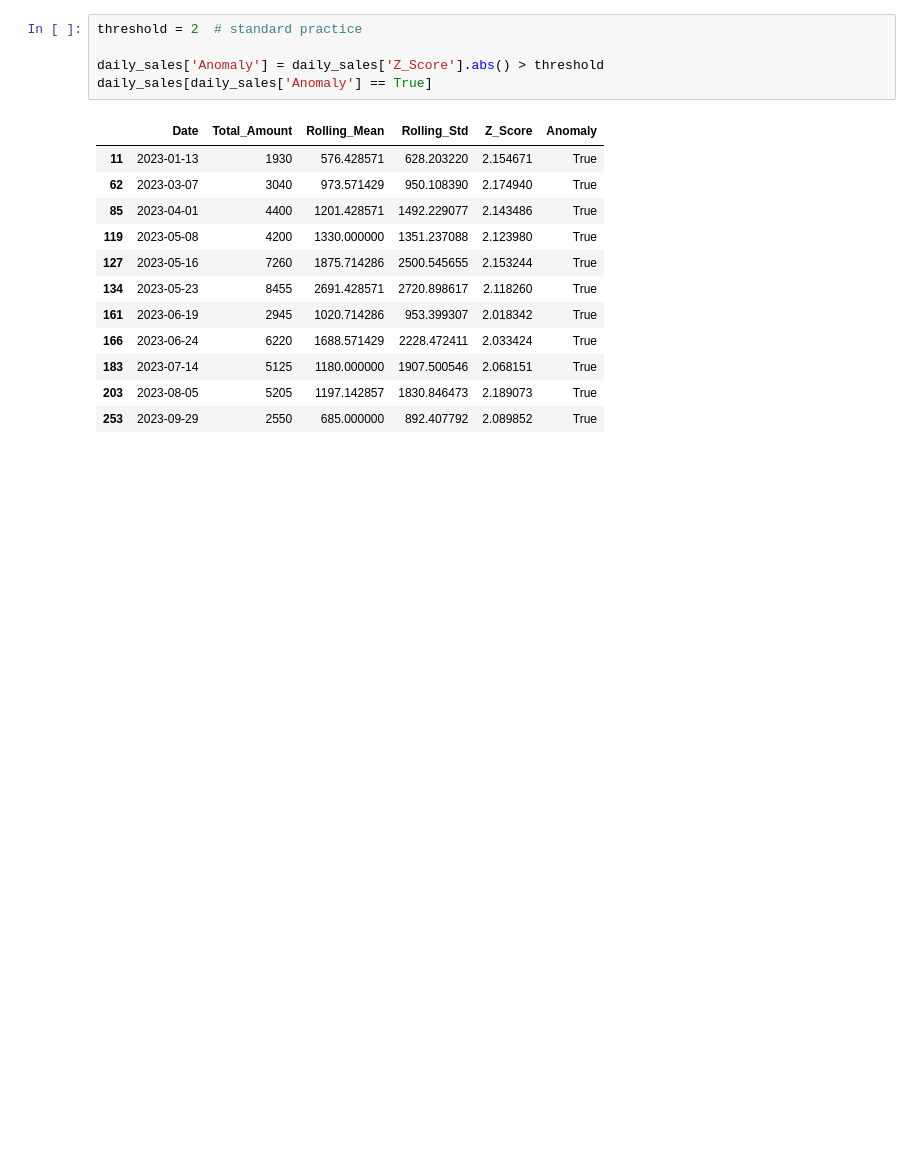
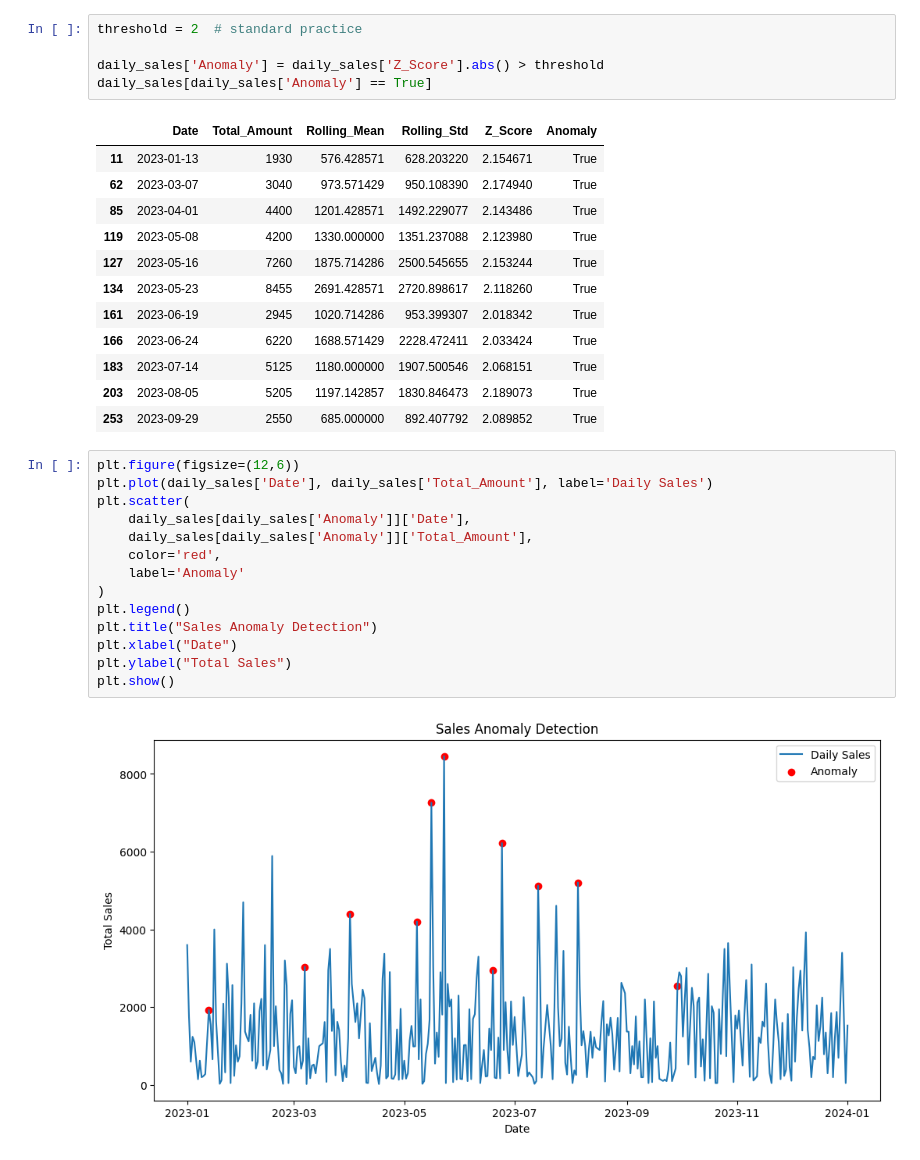
Before and after one commit to 0sinach1/data-and-ai-portfolio, a Jupyter notebook: 2026/2026-02-anomaly-detection/notebooks/anomaly-detection.ipynb, the cells around one changed output. Cells and saved outputs as stored; diff of their text form; blank space fills up the shorter version.

Commit message:
visualize anomalies

```diff
--- a/2026/2026-02-anomaly-detection/notebooks/anomaly-detection.ipynb
+++ b/2026/2026-02-anomaly-detection/notebooks/anomaly-detection.ipynb
@@ -78,3 +78,19 @@ daily_sales[daily_sales['Anomaly'] == True]
 | 183 | 2023-07-14 | 5125 | 1180.000000 | 1907.500546 | 2.068151 | True |
 | 203 | 2023-08-05 | 5205 | 1197.142857 | 1830.846473 | 2.189073 | True |
 | 253 | 2023-09-29 | 2550 | 685.000000 | 892.407792 | 2.089852 | True |
+# %%
+plt.figure(figsize=(12,6))
+plt.plot(daily_sales['Date'], daily_sales['Total_Amount'], label='Daily Sales')
+plt.scatter(
+    daily_sales[daily_sales['Anomaly']]['Date'],
+    daily_sales[daily_sales['Anomaly']]['Total_Amount'],
+    color='red',
+    label='Anomaly'
+)
+plt.legend()
+plt.title("Sales Anomaly Detection")
+plt.xlabel("Date")
+plt.ylabel("Total Sales")
+plt.show()
+# %% [output]
+[figure, added]
```
